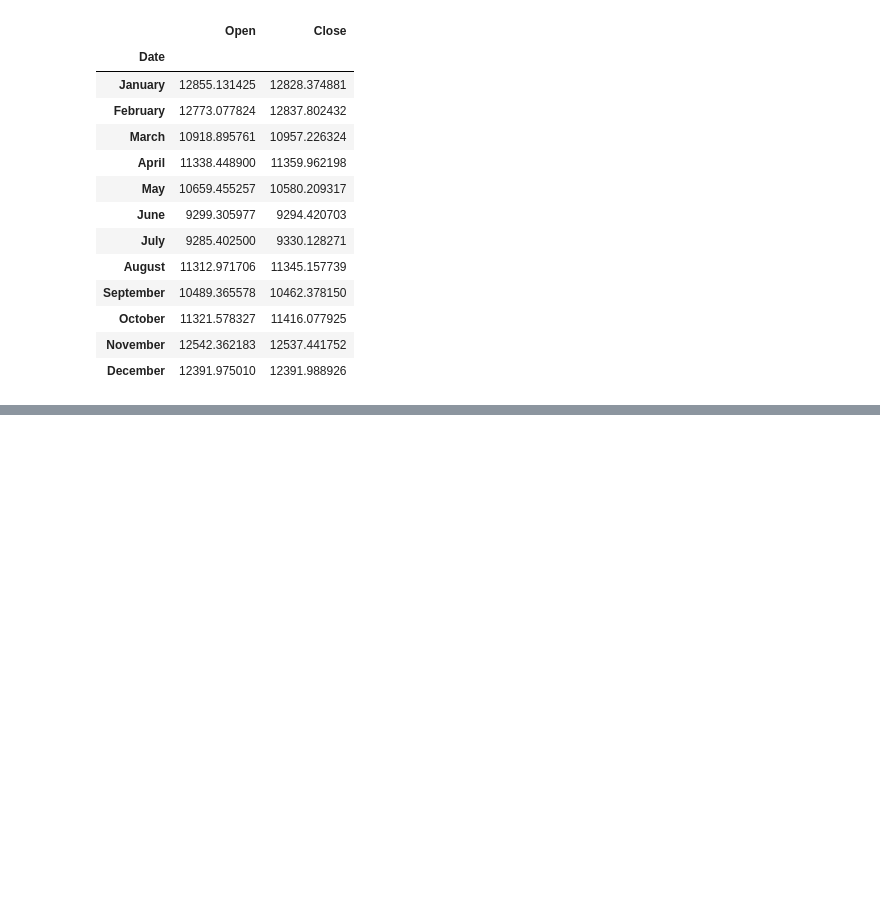
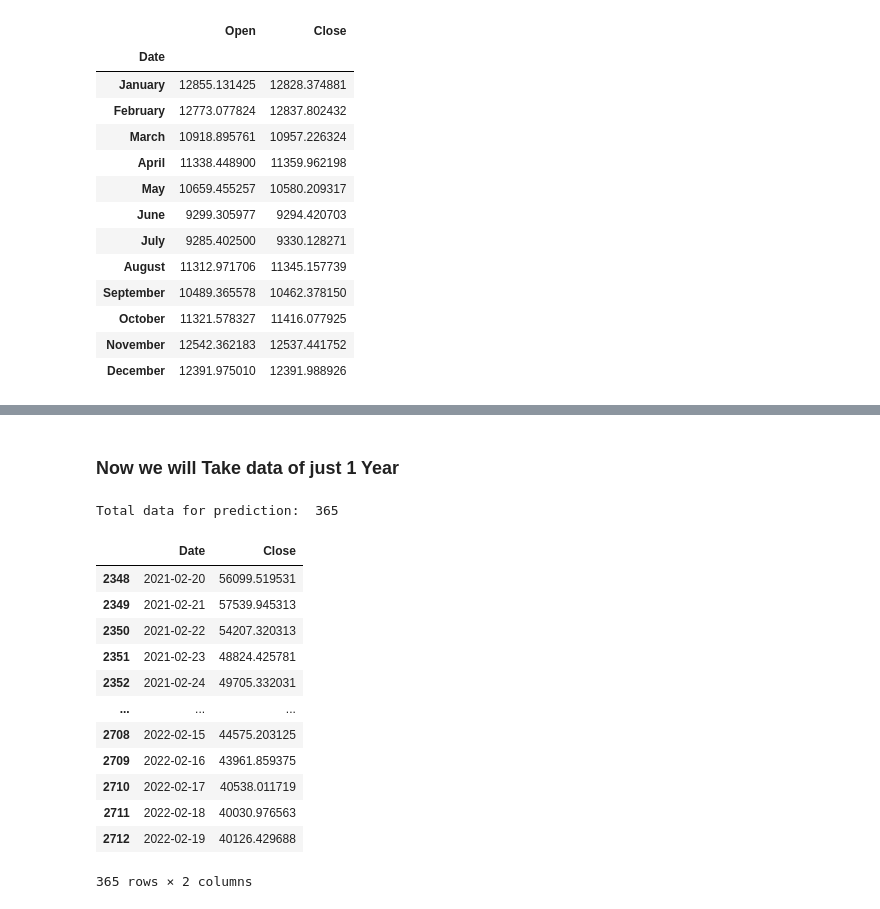
Before and after one commit to shahiatif/Data-Science-final-Year-Project, a Jupyter notebook: TimeSeriesModeling.ipynb, the cells around one changed output, grey strips where cells are left out. Drawn from its saved outputs; the diff is of its cells as text; code cells hidden in the pictures; blank space fills up the shorter version.

```diff
--- a/TimeSeriesModeling.ipynb
+++ b/TimeSeriesModeling.ipynb
@@ -1147,0 +1156,4 @@ fig.show()
+# %%
+# Lets First Take all the Close Price
+closedf = maindf[['Date','Close']]
+print("Shape of close dataframe:", closedf.shape)
@@ -1147,0 +1172,24 @@ fig.show()
+# %% [markdown]
+### Now we will Take data of just 1 Year
+# %%
+closedf = closedf[closedf['Date'] > '2021-02-19']
+close_stock = closedf.copy()
+print("Total data for prediction: ",closedf.shape[0])
+# %% [output]
+Total data for prediction:  365
+# %%
+closedf
+# %% [output]
+|  | Date | Close |
+| 2348 | 2021-02-20 | 56099.519531 |
+| 2349 | 2021-02-21 | 57539.945313 |
+| 2350 | 2021-02-22 | 54207.320313 |
+| 2351 | 2021-02-23 | 48824.425781 |
+| 2352 | 2021-02-24 | 49705.332031 |
+| ... | ... | ... |
+| 2708 | 2022-02-15 | 44575.203125 |
+| 2709 | 2022-02-16 | 43961.859375 |
+| 2710 | 2022-02-17 | 40538.011719 |
+| 2711 | 2022-02-18 | 40030.976563 |
+| 2712 | 2022-02-19 | 40126.429688 |
+365 rows × 2 columns
```
Also changed, not shown: parts of 39 cells of this notebook.
